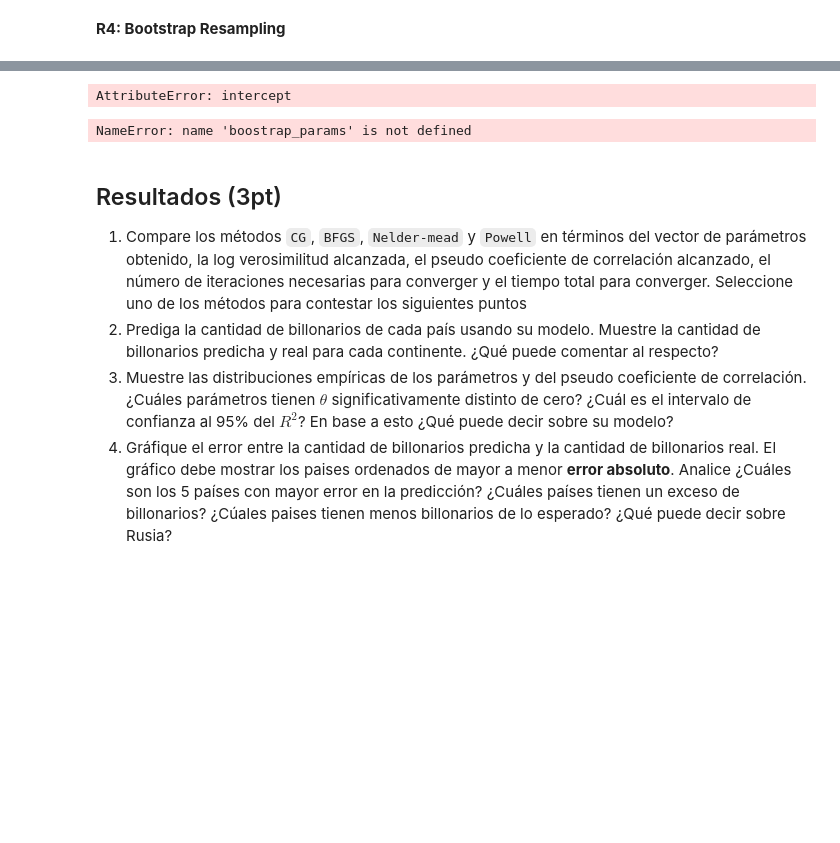
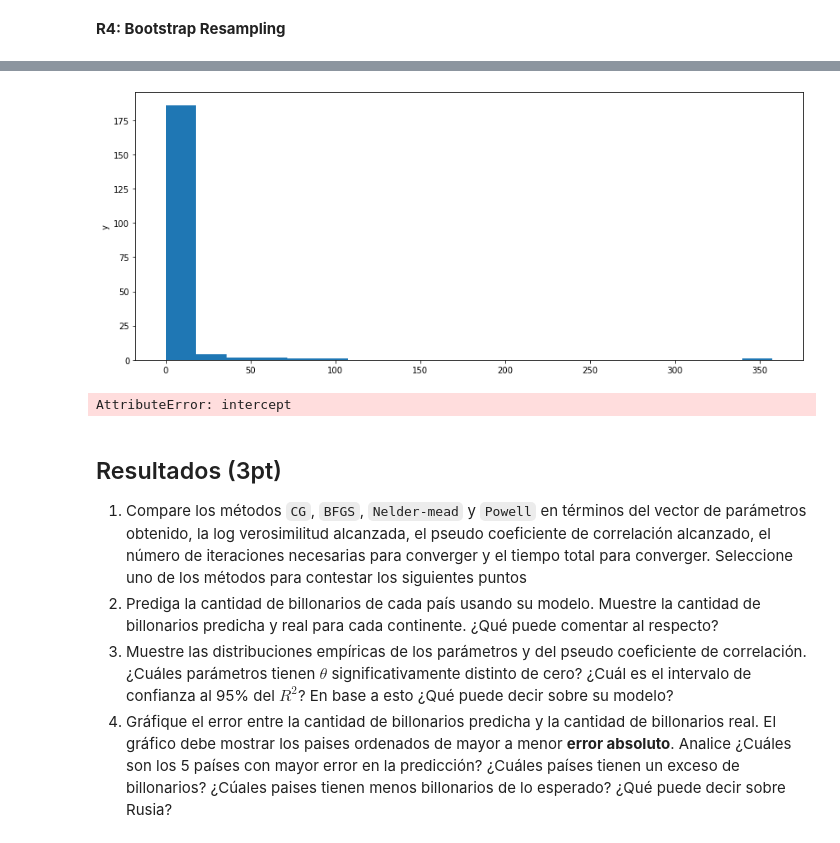
Before and after one commit to Valrojo/info147u2, a Jupyter notebook: info147_tarea2.ipynb, the cells around one changed output, grey strips where cells are left out. Saved outputs shown, nothing was run; the diff lists cells and outputs as text; code cells hidden in the pictures; blank space fills up the shorter version.

```diff
--- a/info147_tarea2.ipynb
+++ b/info147_tarea2.ipynb
@@ -202,31 +194,27 @@ ax[0].set_ylabel("y");
 from scipy.optimize import minimize
 import scipy.stats
 
-def logL(theta_0,theta_1,theta_2,theta_3):
-    n1=np.dot(x,[theta_1,theta_2,theta_3])+theta_0
+def logL(z, *args):
+    n1=np.dot(x,z[1:])+z[0]
     n2=np.exp(n1)
     return -1*(np.dot(y.T,n1)-np.sum(n2))
 
-def dflogL(theta_0,theta_1,theta_2,theta_3):
-    n1 = np.sum(x, axis=1)+theta_0
-    n2 = np.exp(np.dot(x,[theta_1,theta_2,theta_3])+theta_0)
-    return -1*(np.dot(y.T,n1) - np.dot(n2,n1))
+def f(z,*args):
+    return (logL(z))
 
-def f(z):
-    return (logL(z[0],z[1],z[2],z[3]))
+def df(z, *args):
+    return (jac_logL(z))
 
-def df(z):
-    return (dflogL(z[0],z[1],z[2],z[3]))
-
-def jac_logL(theta_0,theta_1,theta_2,theta_3):
-    jac_theta_val = [np.sum(y)-np.sum(np.exp(np.dot(x,[theta_1,theta_2,theta_3])+theta_0)),
-                 (np.dot(y.T,x[0:,0])-np.dot(np.exp(np.dot(x,[theta_1,theta_2,theta_3])+theta_0),x[0:,0]))[0],
-                 (np.dot(y.T,x[0:,1])-np.dot(np.exp(np.dot(x,[theta_1,theta_2,theta_3])+theta_0),x[0:,1]))[0],
-                 (np.dot(y.T,x[0:,2])-np.dot(np.exp(np.dot(x,[theta_1,theta_2,theta_3])+theta_0),x[0:,2]))[0]]
-    return jac_theta_val
+def jac_logL(z, *args):
+    theta = z
+    jac_theta_val = [np.sum(y)-np.sum(np.exp(np.dot(x,theta[1:])+theta[0])),
+                 (np.dot(y.T,x[0:,0])-np.dot(np.exp(np.dot(x,theta[1:])+theta[0]),x[0:,0]))[0],
+                 (np.dot(y.T,x[0:,1])-np.dot(np.exp(np.dot(x,theta[1:])+theta[0]),x[0:,1]))[0],
+                 (np.dot(y.T,x[0:,2])-np.dot(np.exp(np.dot(x,theta[1:])+theta[0]),x[0:,2]))[0]]
+    return (np.negative(jac_theta_val))
 
 the = np.random.randn(4)*0.1
-res = scipy.optimize.minimize(fun =f, x0 = the, jac = 'none')
+res = scipy.optimize.minimize(fun =f, x0 = the, args = (x,y), jac = df)
 print(the,res.x,res.fun,res.message)
 best_theta_val = [res.x[0],res.x[1],res.x[2],res.x[3]]
 # %% [output]
@@ -321,3 +310,9 @@ Intervalo de confianza al 95% de theta_ 3 [0.13795321 0.35128126]
+# %%
+fig, ax = plt.subplots(figsize = (12, 5), tight_layout = True)
+ax.hist(y_estim, bins = 20, density = False)
+ax.set_ylabel('y');
+# %% [output]
+[figure, added]
 # %%
 df = datos
 def muestreo_con_reemplazo(df):
@@ -338,20 +333,6 @@ def boostrap_find_thetas(df, T=100):
 boostrap_params = boostrap_find_thetas(df, T=1000)
 # %% [output]
 AttributeError: intercept
-# %%
-r_bootstrap = boostrap_params[:, 2]
-
-fig, ax = plt.subplots(figsize=(4, 3), tight_layout=True)
-hist_val, hist_lim, _ = ax.hist(r_bootstrap, bins=20, density=True)
-
-ax.plot([params.rvalue]*2, [0, np.max(hist_val)], 'r-', lw=2)
-IC = np.percentile(r_bootstrap, [2.5, 97.5])
-ax.plot([IC[0]]*2, [0, np.max(hist_val)], 'k--', lw=2)
-ax.plot([IC[1]]*2, [0, np.max(hist_val)], 'k--', lw=2)
-
-print(f"Intervalo de confianza al 95% de r: {IC}")
-# %% [output]
-NameError: name 'boostrap_params' is not defined
 # %% [markdown]
 ## Resultados (3pt)
 
```
Also changed, not shown: parts of 8 cells of this notebook.
